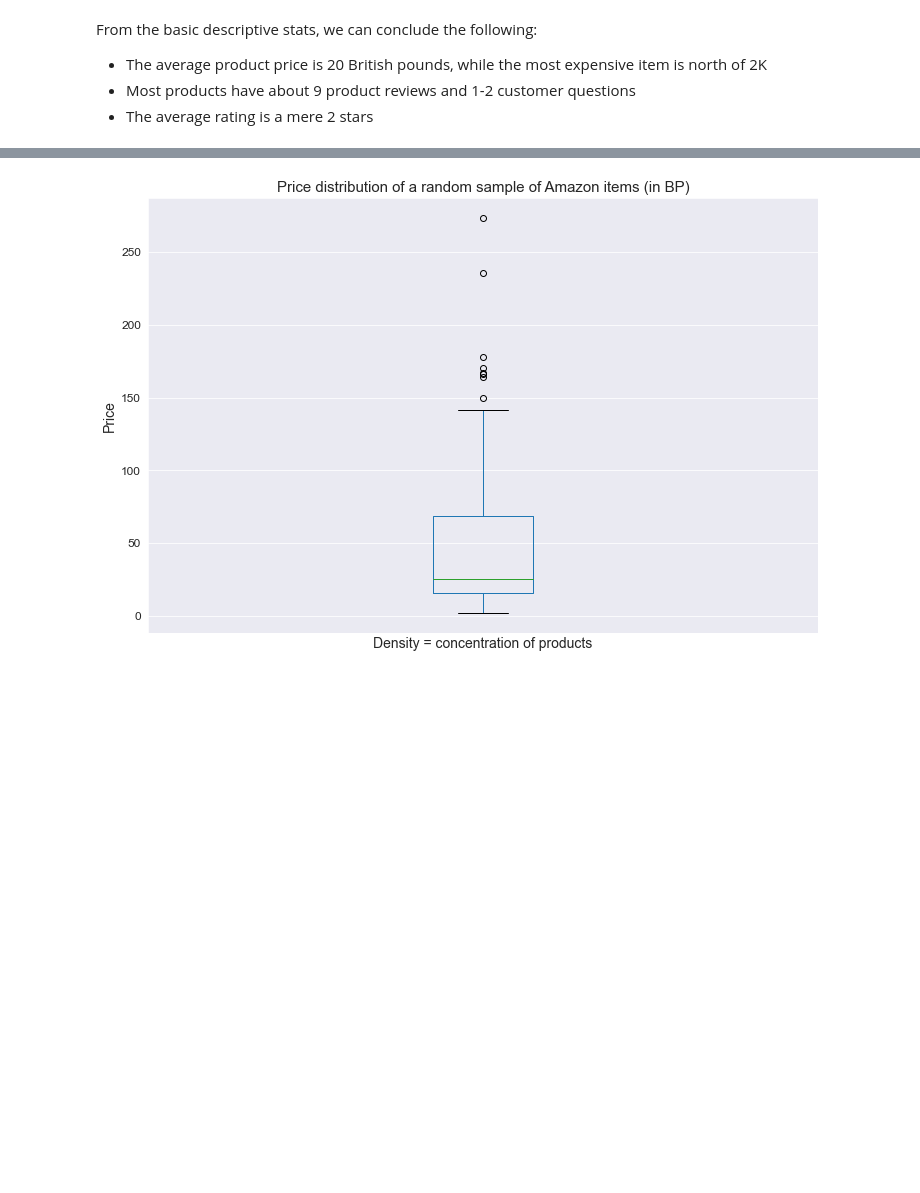
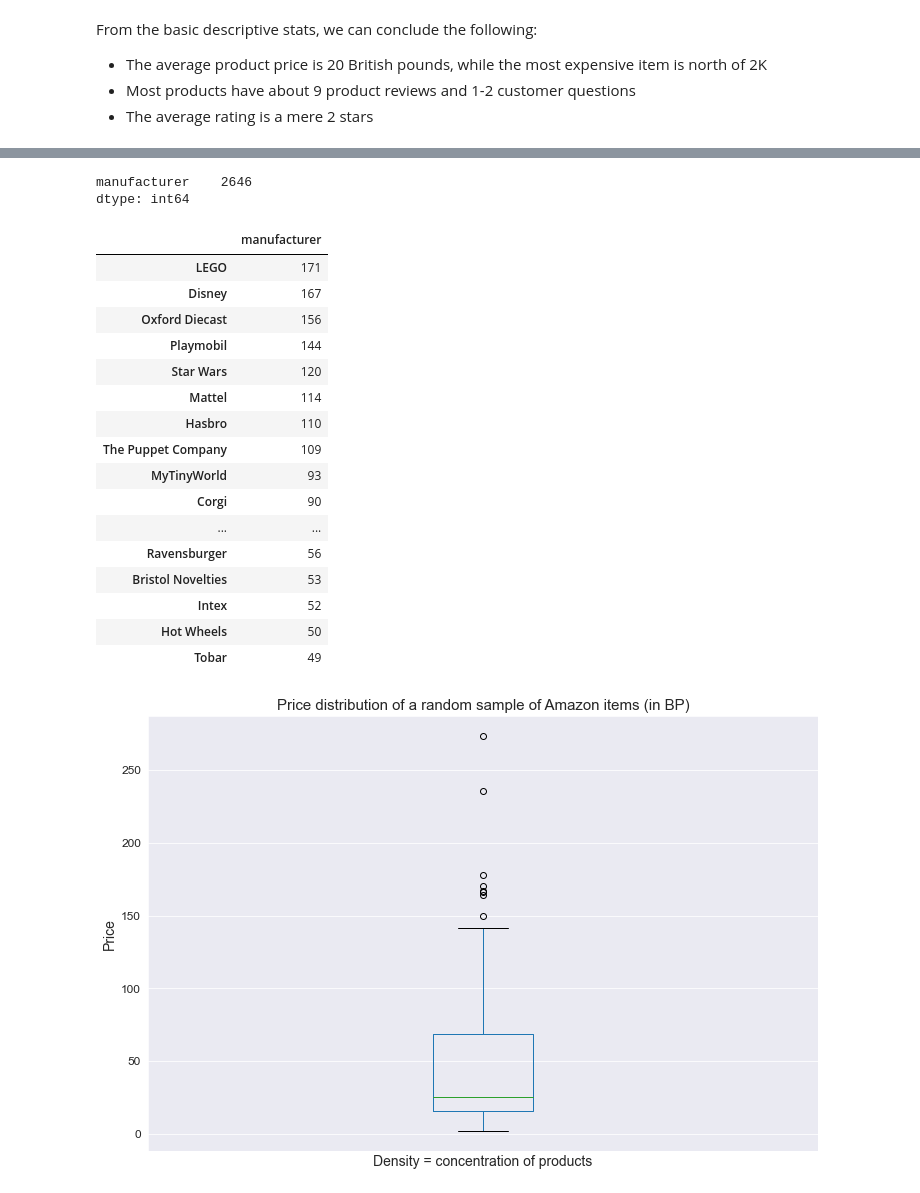
Before and after one commit to cotica/capstone, a Jupyter notebook: code/Amazon-order-history-EDA.ipynb, the cells around one changed output, grey strips where cells are left out. Saved outputs shown, nothing was run; the diff lists cells and outputs as text; code cells hidden in the pictures; blank space fills up the shorter version.

```diff
--- a/code/Amazon-order-history-EDA.ipynb
+++ b/code/Amazon-order-history-EDA.ipynb
@@ -287,3 +311,28 @@ From the basic descriptive stats, we can conclude the following:
+# %%
+#manufs
+manufs = pd.DataFrame(ecom['manufacturer'].value_counts())
+print(manufs.count())
+manufs[:25]
+# %% [output]
+manufacturer    2646
+dtype: int64
+|  | manufacturer |
+| LEGO | 171 |
+| Disney | 167 |
+| Oxford Diecast | 156 |
+| Playmobil | 144 |
+| Star Wars | 120 |
+| Mattel | 114 |
+| Hasbro | 110 |
+| The Puppet Company | 109 |
+| MyTinyWorld | 93 |
+| Corgi | 90 |
+| ... | ... |
+| Ravensburger | 56 |
+| Bristol Novelties | 53 |
+| Intex | 52 |
+| Hot Wheels | 50 |
+| Tobar | 49 |
 # %%
 #price dist -- although might be more meaningful to do per category
 plt.figure(figsize=(12,8))
```
Also changed, not shown: parts of 9 cells of this notebook.
